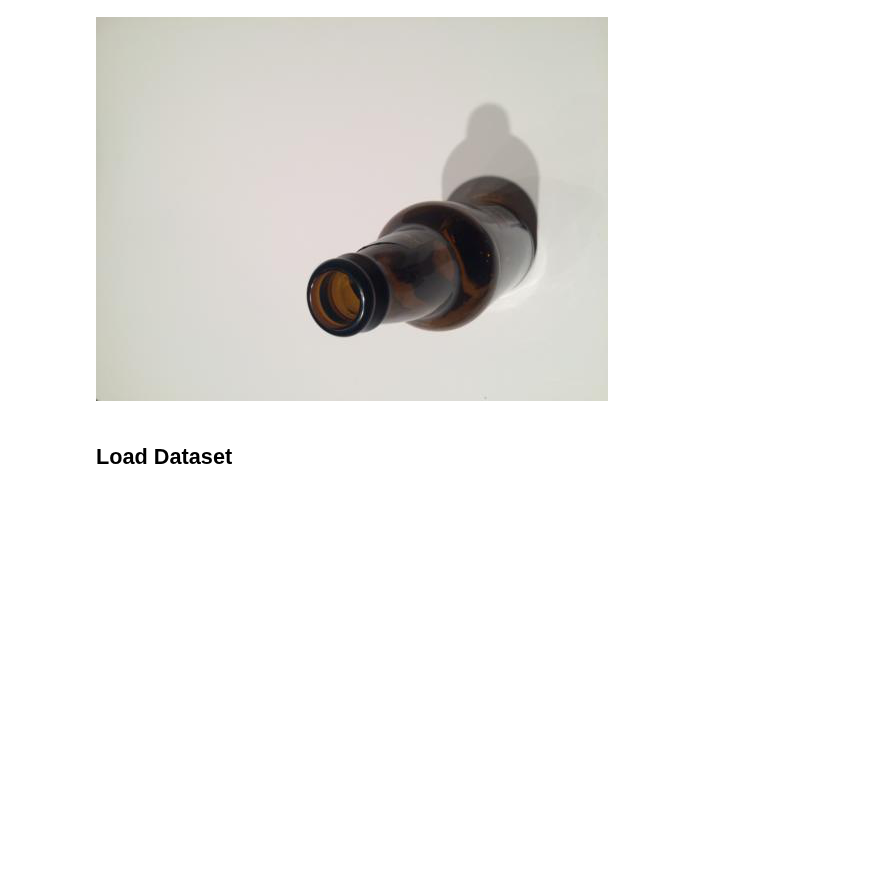
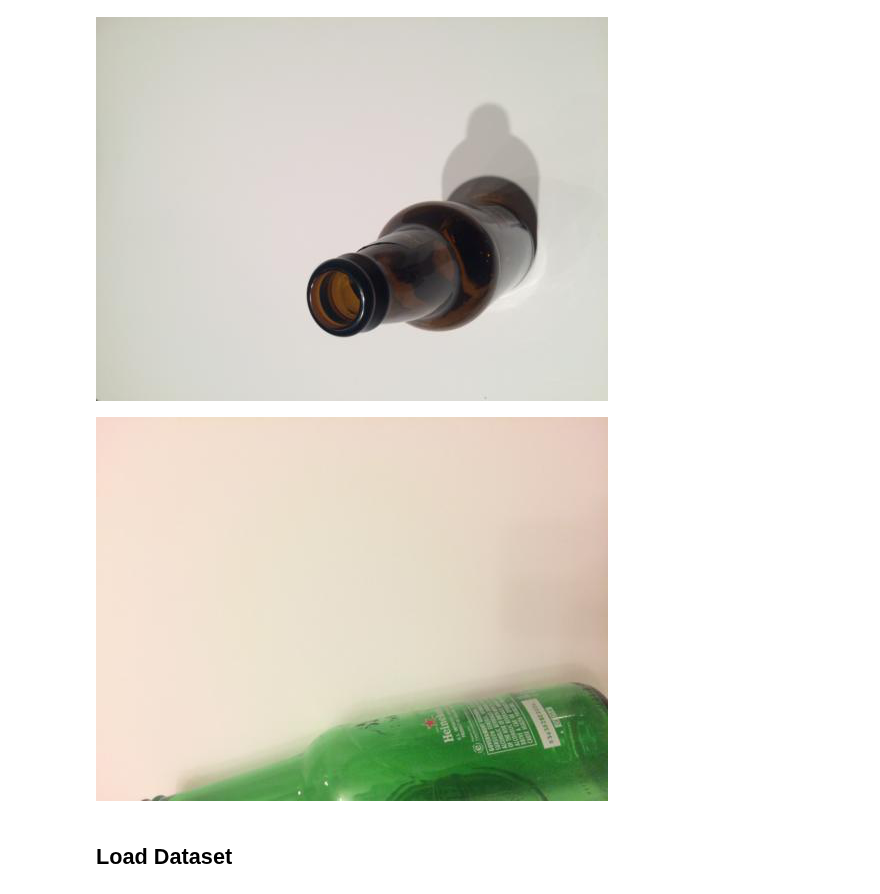
Before and after one commit to MaxiG-ai/trashAI, a Jupyter notebook: Transfer_Learning.ipynb, the cells around one changed output. Drawn from its saved outputs; the diff is of its cells as text; code cells hidden in the pictures; blank space fills up the shorter version.

```diff
--- a/Transfer_Learning.ipynb
+++ b/Transfer_Learning.ipynb
@@ -40,6 +39,11 @@ glass = list(data_dir.glob('glass/*'))
 PIL.Image.open(str(glass[0]))
 # %% [output]
 [figure]
+# %%
+#Display another sample glass image
+PIL.Image.open(str(glass[1]))
+# %% [output]
+[figure, added]
 # %% [markdown]
 ## Load Dataset
 # %%
```
Also changed, not shown: parts of 42 cells of this notebook, 9 other files.
